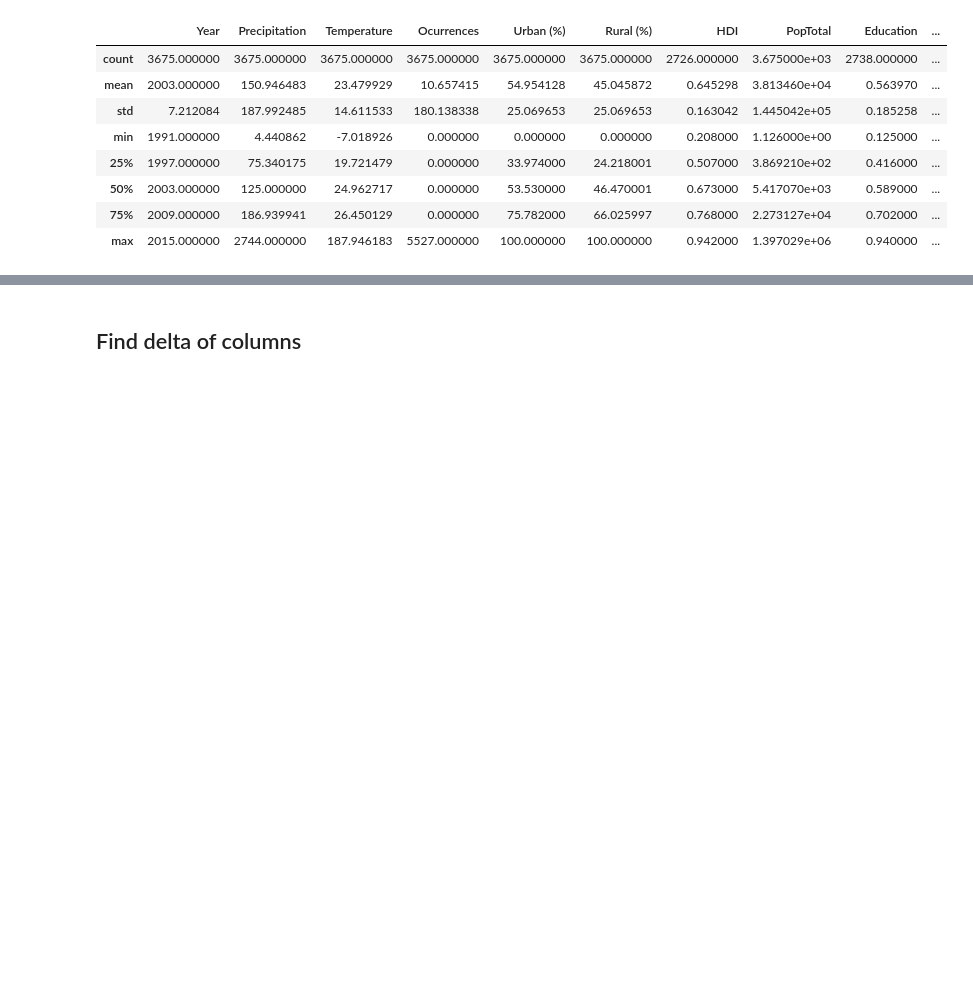
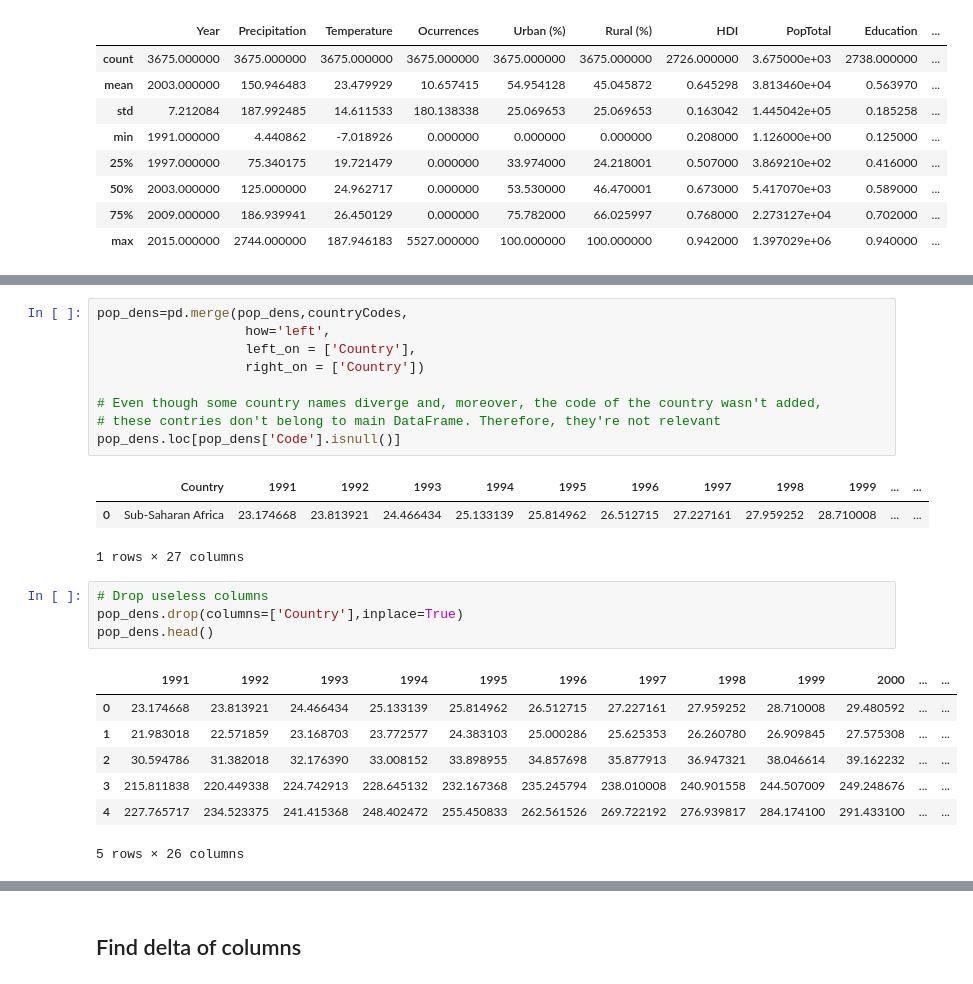
Before and after one commit to QuirkyDataScientist1978/project_dengue_fever, a Jupyter notebook: Final_Project_IP.ipynb, the cells around one changed output, grey strips where cells are left out. Drawn from its saved outputs; the diff is of its cells as text; blank space fills up the shorter version.

```diff
--- a/Final_Project_IP.ipynb
+++ b/Final_Project_IP.ipynb
@@ -887,0 +902,25 @@ data.describe()
+# %%
+pop_dens=pd.merge(pop_dens,countryCodes,
+                   how='left',
+                   left_on = ['Country'],
+                   right_on = ['Country'])
+
+# Even though some country names diverge and, moreover, the code of the country wasn't added,
+# these contries don't belong to main DataFrame. Therefore, they're not relevant
+pop_dens.loc[pop_dens['Code'].isnull()]
+# %% [output]
+|  | Country | 1991 | 1992 | 1993 | 1994 | 1995 | 1996 | 1997 | 1998 | 1999 | ... | ... |
+| 0 | Sub-Saharan Africa | 23.174668 | 23.813921 | 24.466434 | 25.133139 | 25.814962 | 26.512715 | 27.227161 | 27.959252 | 28.710008 | ... | ... |
+1 rows × 27 columns
+# %%
+# Drop useless columns
+pop_dens.drop(columns=['Country'],inplace=True)
+pop_dens.head()
+# %% [output]
+|  | 1991 | 1992 | 1993 | 1994 | 1995 | 1996 | 1997 | 1998 | 1999 | 2000 | ... | ... |
+| 0 | 23.174668 | 23.813921 | 24.466434 | 25.133139 | 25.814962 | 26.512715 | 27.227161 | 27.959252 | 28.710008 | 29.480592 | ... | ... |
+| 1 | 21.983018 | 22.571859 | 23.168703 | 23.772577 | 24.383103 | 25.000286 | 25.625353 | 26.260780 | 26.909845 | 27.575308 | ... | ... |
+| 2 | 30.594786 | 31.382018 | 32.176390 | 33.008152 | 33.898955 | 34.857698 | 35.877913 | 36.947321 | 38.046614 | 39.162232 | ... | ... |
+| 3 | 215.811838 | 220.449338 | 224.742913 | 228.645132 | 232.167368 | 235.245794 | 238.010008 | 240.901558 | 244.507009 | 249.248676 | ... | ... |
+| 4 | 227.765717 | 234.523375 | 241.415368 | 248.402472 | 255.450833 | 262.561526 | 269.722192 | 276.939817 | 284.174100 | 291.433100 | ... | ... |
+5 rows × 26 columns
```
Also changed, not shown: parts of 12 cells of this notebook, 1 other file.
